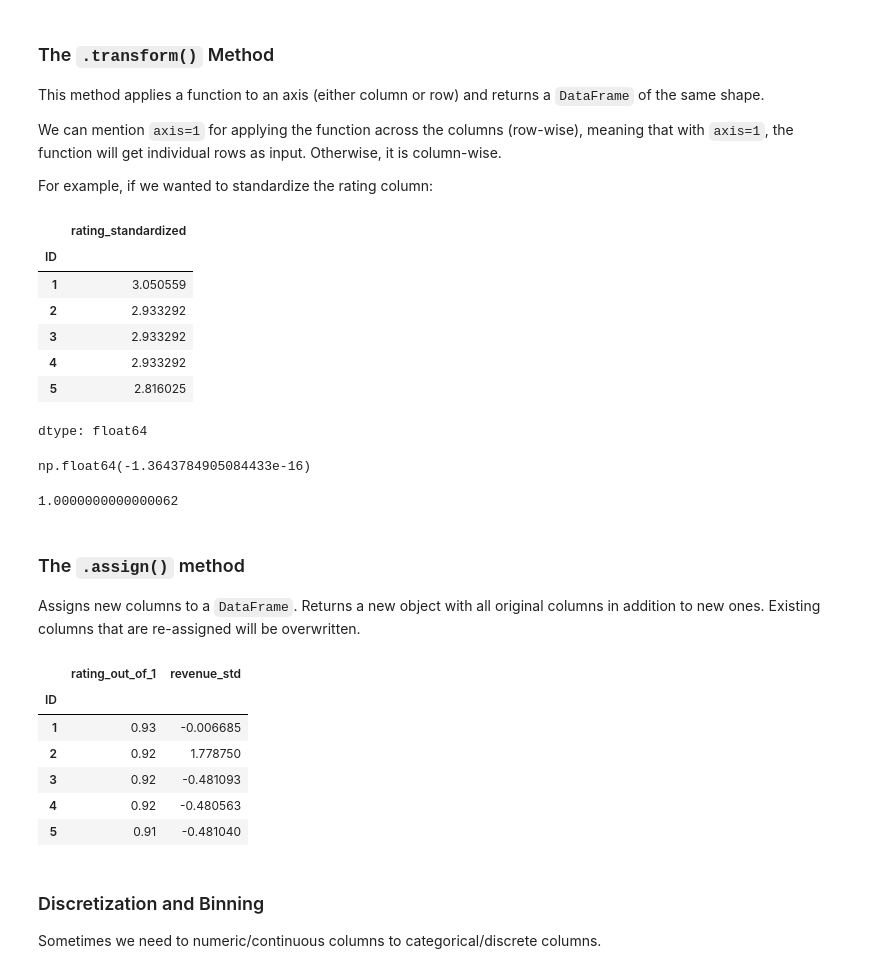
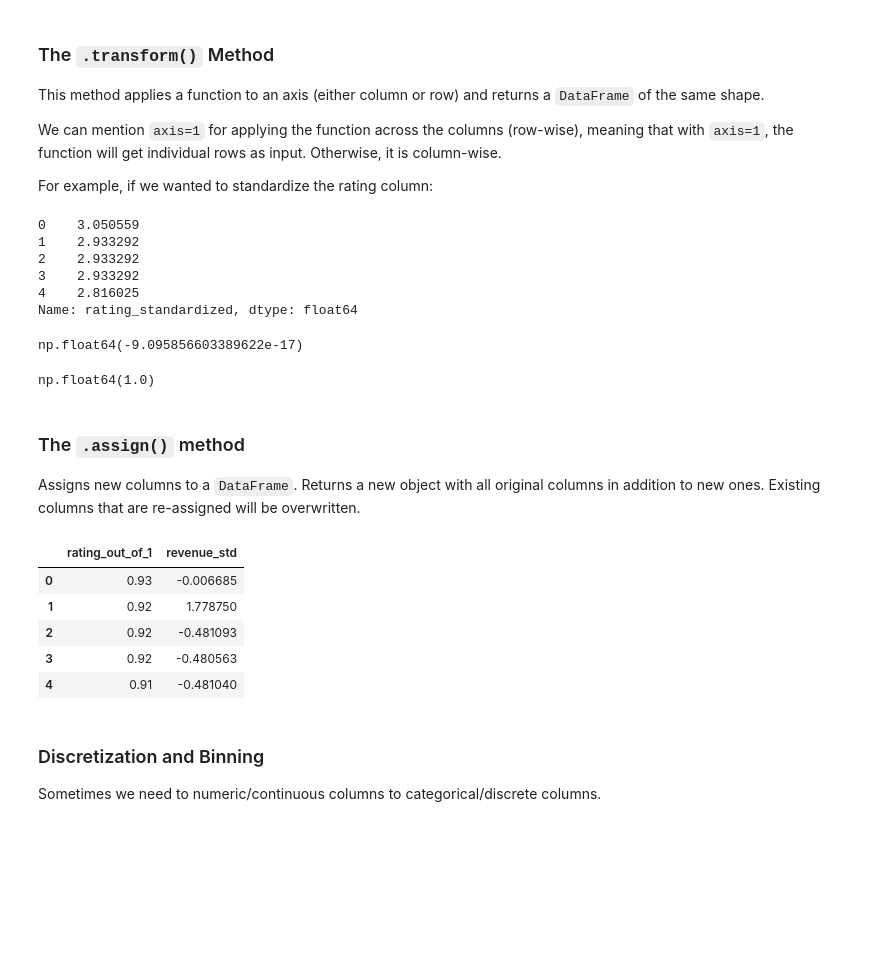
Before and after one commit to ami-null/python-course, a Jupyter notebook: 12_pandas.ipynb, the cells around one changed output. Drawn from its saved outputs; the diff is of its cells as text; code cells hidden in the pictures; blank space fills up the shorter version.

```diff
--- a/12_pandas.ipynb
+++ b/12_pandas.ipynb
@@ -168,3 +203,0 @@ In this `DataFrame` the index is an integer ranging from 0 to 9998 (since the da
-# %%
-mv_idx = movies_df.set_index("ID")
-mv_idx.head(3)
@@ -177,3 +203,0 @@ mv_idx.head(3)
-# %%
-mv_ttl = movies_df.set_index("title")
-mv_ttl.head(3)
@@ -637,6 +664,6 @@ movies_df.drop('ID', axis = 1).corr(numeric_only=True)
 ## Computing New Columns
 # %%
 # creating a column depticcting gross revenue per minute of runtime
-mv_idx['revenue_per_minute'] = movies_df['Gross'] / movies_df['Runtime']
-mv_idx['revenue_per_minute'].head()
+movies_df['revenue_per_minute'] = movies_df['Gross'] / movies_df['Runtime']
+movies_df['revenue_per_minute'].head()
 # %% [output]
@@ -657,45 +682,42 @@ We can mention `axis=1` for applying the function across the columns (row-wise),
 
 For example, if we wanted to standardize the rating column:
 # %%
-mv_idx['rating_standardized'] = mv_idx['Rating'].transform(lambda x: (x-x.mean())/x.std())
+movies_df['rating_standardized'] = movies_df['Rating'].transform(lambda x: (x-x.mean())/x.std())
 # %%
-mv_idx['rating_standardized'].head()
+movies_df['rating_standardized'].head()
 # %% [output]
-|  | rating_standardized |
-| ID |  |
-| 1 | 3.050559 |
-| 2 | 2.933292 |
-| 3 | 2.933292 |
-| 4 | 2.933292 |
-| 5 | 2.816025 |
-dtype: float64
+0    3.050559
+1    2.933292
+2    2.933292
+3    2.933292
+4    2.816025
+Name: rating_standardized, dtype: float64
 # %%
-mv_idx['rating_standardized'].mean()
+movies_df['rating_standardized'].mean()
 # %% [output]
-np.float64(-1.3643784905084433e-16)
+np.float64(-9.095856603389622e-17)
 # %%
-mv_idx['rating_standardized'].std()
+movies_df['rating_standardized'].std()
 # %% [output]
-1.0000000000000062
+np.float64(1.0)
 # %% [markdown]
 ### The `.assign()` method
 
 Assigns new columns to a `DataFrame`. Returns a new object with all original columns in addition to new ones. Existing columns that are re-assigned will be overwritten.
 # %%
-mv_idx = mv_idx.assign(
-    rating_out_of_1 = mv_idx['Rating'] / 10,
+movies_df = movies_df.assign(
+    rating_out_of_1 = movies_df['Rating'] / 10,
     revenue_std = lambda df: (df['Gross'] - df['Gross'].mean())/df['Gross'].std()
 )
 
-mv_idx[['rating_out_of_1', 'revenue_std']].head()
+movies_df[['rating_out_of_1', 'revenue_std']].head()
 # %% [output]
 |  | rating_out_of_1 | revenue_std |
-| ID |  |  |
-| 1 | 0.93 | -0.006685 |
-| 2 | 0.92 | 1.778750 |
-| 3 | 0.92 | -0.481093 |
-| 4 | 0.92 | -0.480563 |
-| 5 | 0.91 | -0.481040 |
+| 0 | 0.93 | -0.006685 |
+| 1 | 0.92 | 1.778750 |
+| 2 | 0.92 | -0.481093 |
+| 3 | 0.92 | -0.480563 |
+| 4 | 0.91 | -0.481040 |
 # %% [markdown]
 ### Discretization and Binning
 
```
Also changed, not shown: parts of 79 cells of this notebook.
